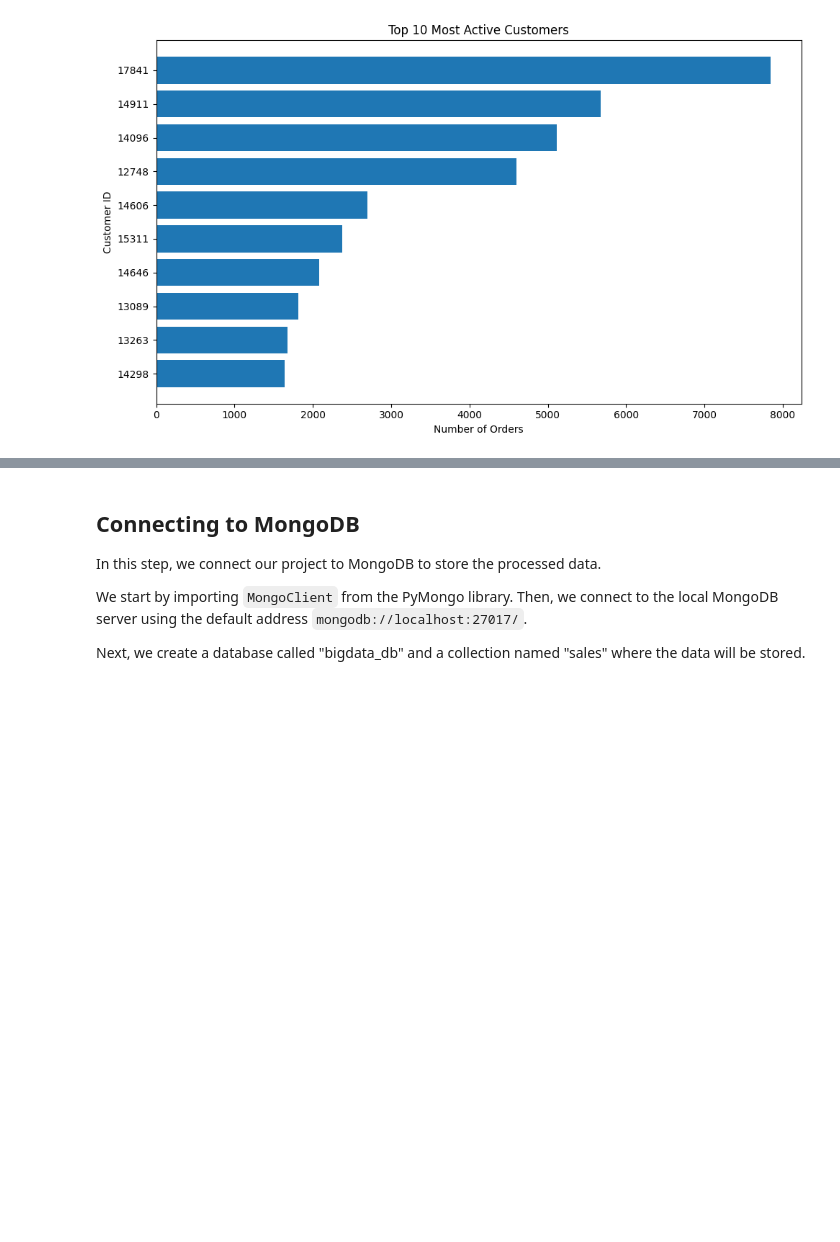
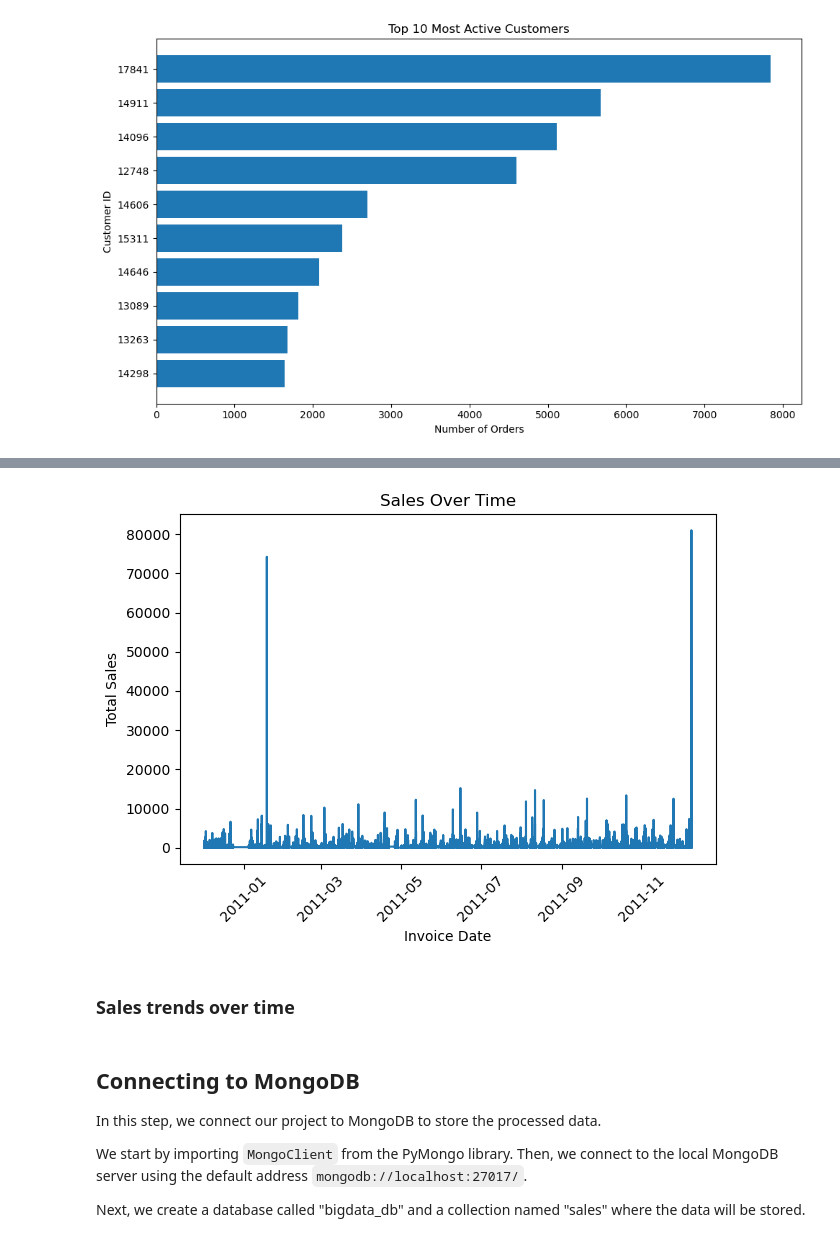
Before and after one commit to nabinyari/Bigdata_analysis_retail, a Jupyter notebook: main_assignment.ipynb, the cells around one changed output, grey strips where cells are left out. Cells and saved outputs as stored; diff of their text form; code cells hidden in the pictures; blank space fills up the shorter version.

Commit message:
Sales Changes

```diff
--- a/main_assignment.ipynb
+++ b/main_assignment.ipynb
@@ -347,0 +356,10 @@ plt.show()
+# %%
+result = spark.sql("""
+SELECT InvoiceDate, SUM(Quantity) as Total_Sales
+FROM sales
+GROUP BY InvoiceDate
+ORDER BY InvoiceDate
+""")
+
+result.show(10)
+pdf = result.toPandas()
@@ -347,0 +390,23 @@ plt.show()
+# %%
+import pandas as pd
+
+pdf["InvoiceDate"] = pd.to_datetime(pdf["InvoiceDate"])
+pdf = pdf.sort_values("InvoiceDate")
+import matplotlib.pyplot as plt
+
+plt.figure()
+
+plt.plot(pdf["InvoiceDate"], pdf["Total_Sales"])
+
+plt.title("Sales Over Time")
+plt.xlabel("Invoice Date")
+plt.ylabel("Total Sales")
+
+plt.xticks(rotation=45)
+plt.tight_layout()
+
+plt.show()
+# %% [output]
+[figure, added]
+# %% [markdown]
+### Sales trends over time
```
Also changed, not shown: parts of 6 cells of this notebook.
